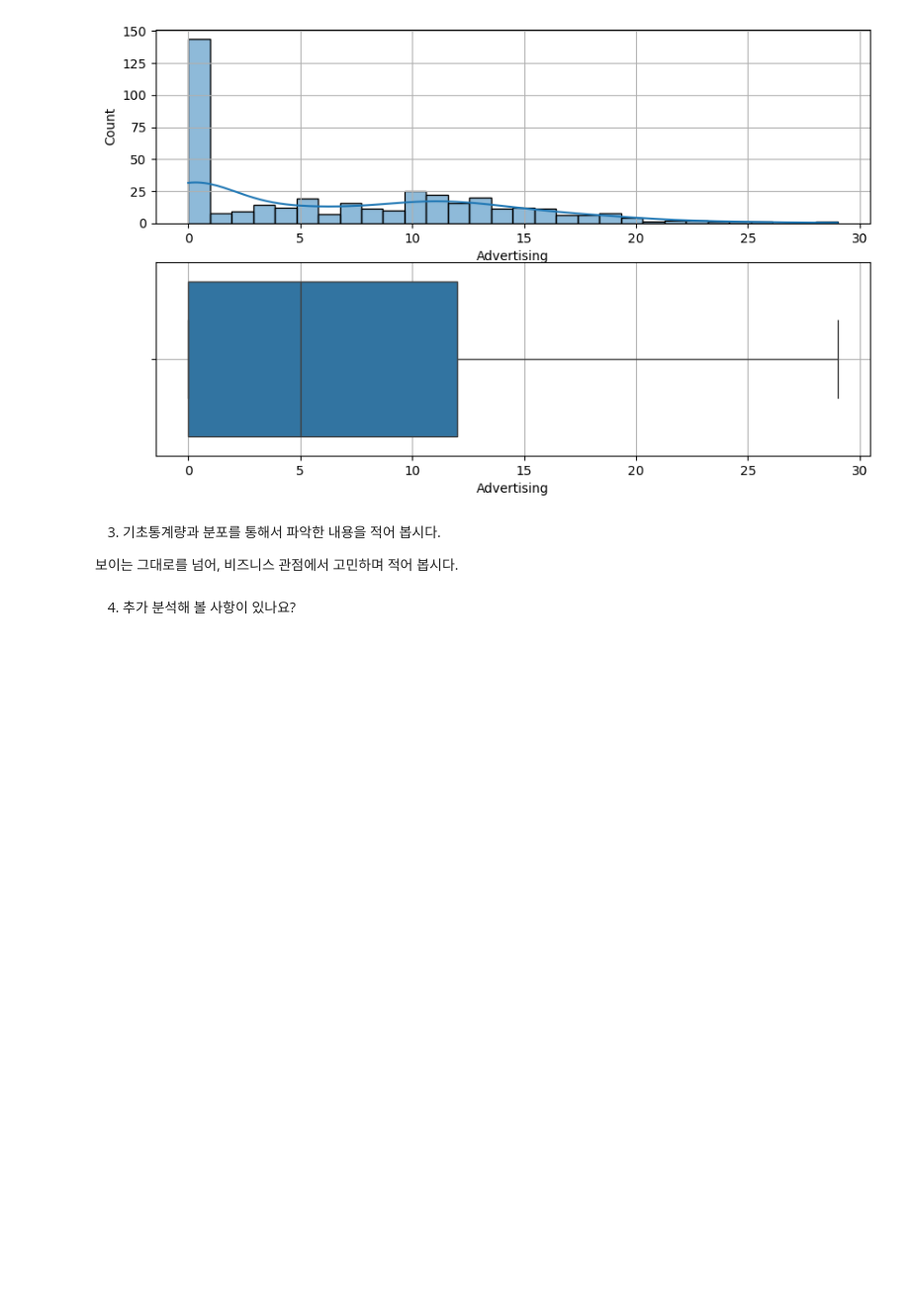
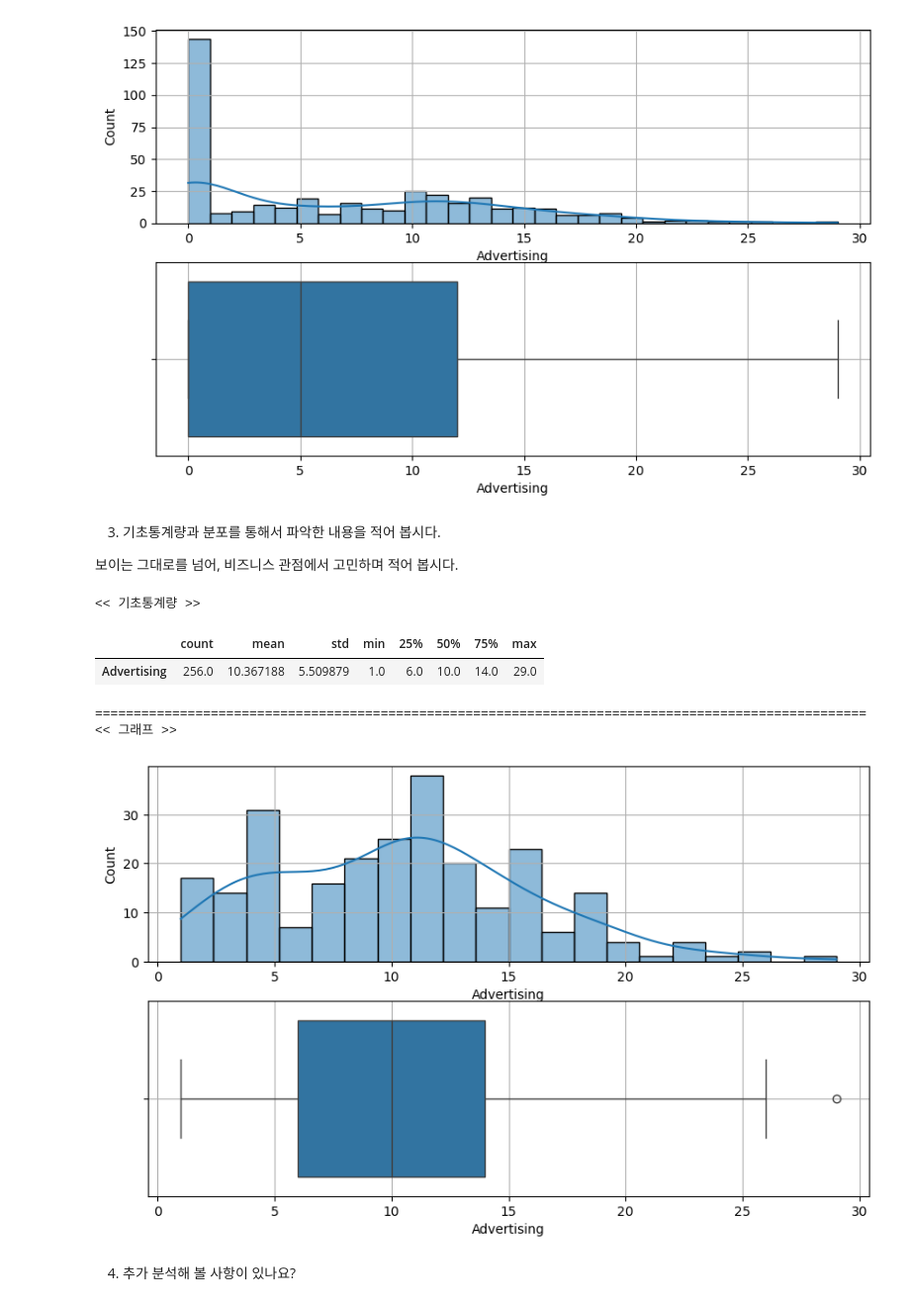
Before and after one commit to yongmin21/kt_aivle, a Jupyter notebook: 2024.09.10_데이터처리2/종합실습_단변량분석.ipynb, the cells around one changed output. Shown at 99% size. Cells and saved outputs as stored; diff of their text form; code cells hidden in the pictures; blank space fills up the shorter version.

```diff
--- a/2024.09.10_데이터처리2/종합실습_단변량분석.ipynb
+++ b/2024.09.10_데이터처리2/종합실습_단변량분석.ipynb
@@ -213 +214,10 @@ eda_1_num(data, var)
 # 아마 판매 부진이 광고를 하지 않은 것이 아닐까?
+# %%
+eda_1_num(data.loc[data['Advertising'] > 0], 'Advertising', bins=20)
+# %% [output]
+<< 기초통계량 >>
+|  | count | mean | std | min | 25% | 50% | 75% | max |
+| Advertising | 256.0 | 10.367188 | 5.509879 | 1.0 | 6.0 | 10.0 | 14.0 | 29.0 |
+====================================================================================================
+<< 그래프 >>
+[figure, added]
```
Also changed, not shown: parts of 5 cells of this notebook, 9 other files.
